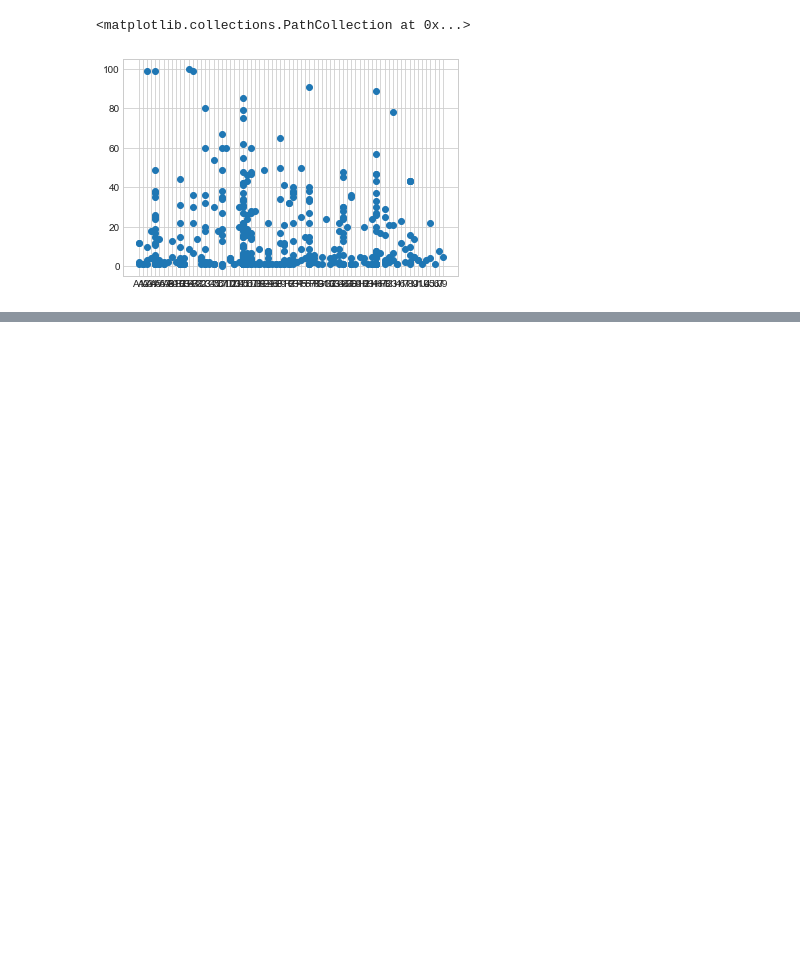
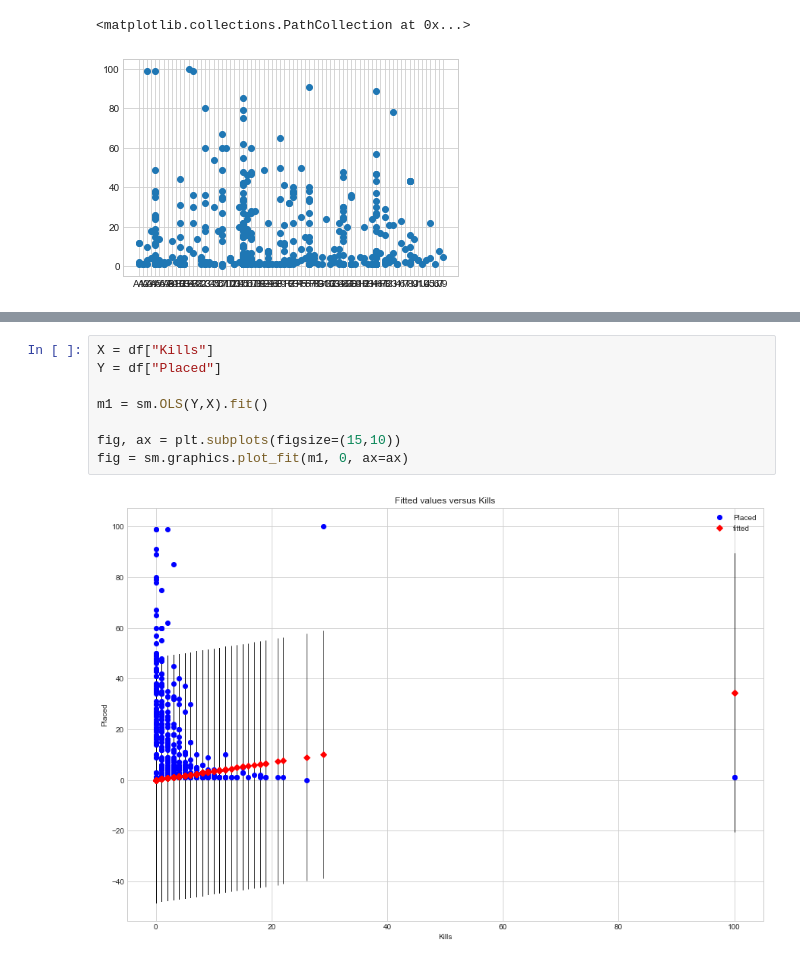
Before and after one commit to Justin1st/Fortnite_Heatmap, a Jupyter notebook: CombinedData Analysis.ipynb, the cells around one changed output, grey strips where cells are left out. Drawn from its saved outputs; the diff is of its cells as text; blank space fills up the shorter version.

```diff
--- a/CombinedData Analysis.ipynb
+++ b/CombinedData Analysis.ipynb
@@ -108,0 +121,10 @@ multiples = multiples.map(plt.hist, "Placed")
+# %%
+X = df["Kills"]
+Y = df["Placed"]
+
+m1 = sm.OLS(Y,X).fit()
+
+fig, ax = plt.subplots(figsize=(15,10))
+fig = sm.graphics.plot_fit(m1, 0, ax=ax)
+# %% [output]
+[figure, added]
```
Also changed, not shown: parts of 5 cells of this notebook.
